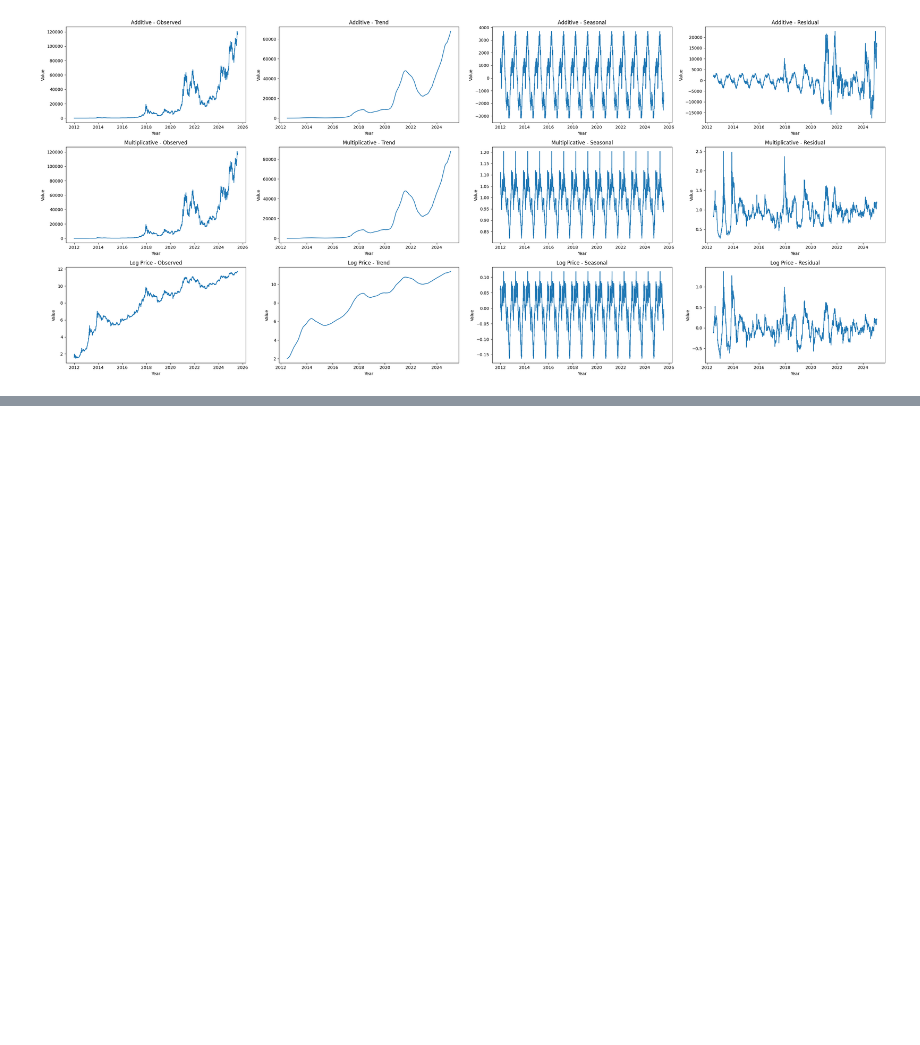
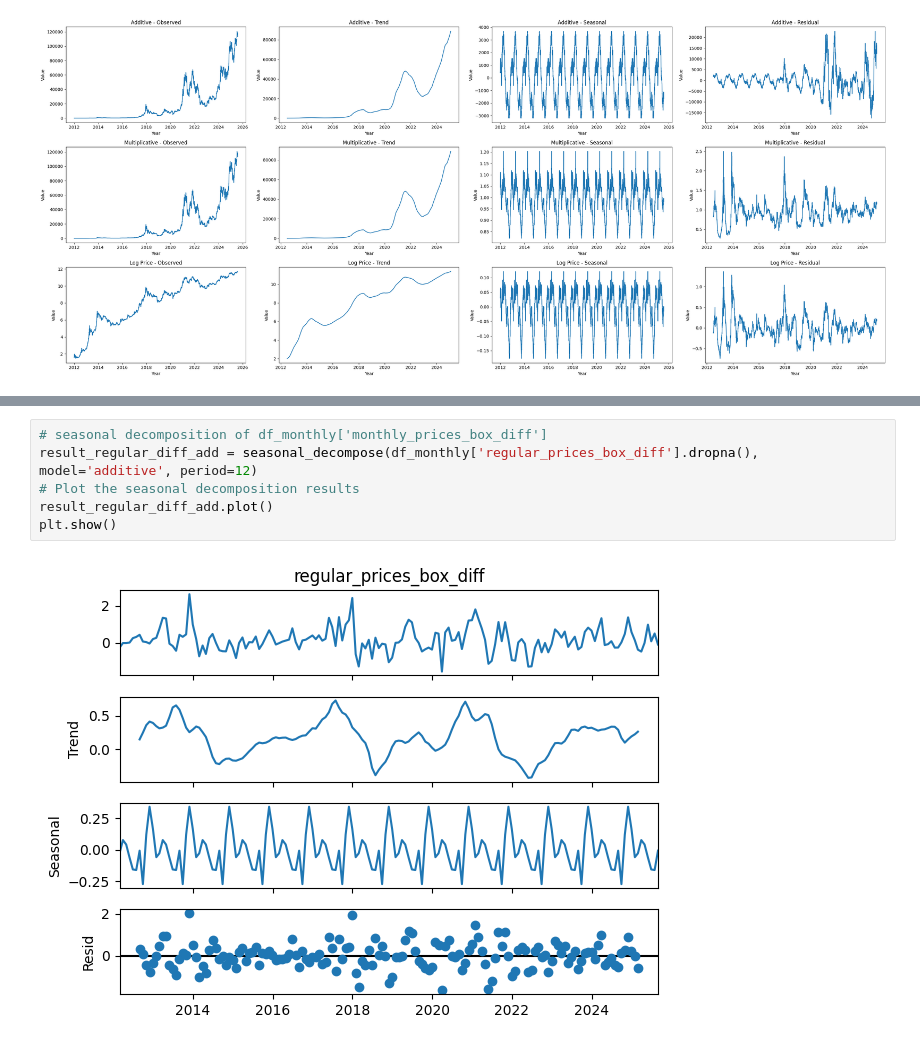
Before and after one commit to zamanmiraz/predict-crypto, a Jupyter notebook: notebooks/bitcoin/bitcoin_predict.ipynb, the cells around one changed output, grey strips where cells are left out. Drawn from its saved outputs; the diff is of its cells as text; blank space fills up the shorter version.

```diff
--- a/notebooks/bitcoin/bitcoin_predict.ipynb
+++ b/notebooks/bitcoin/bitcoin_predict.ipynb
@@ -162,0 +300,8 @@ plt.show()
+# %%
+# seasonal decomposition of df_monthly['monthly_prices_box_diff']
+result_regular_diff_add = seasonal_decompose(df_monthly['regular_prices_box_diff'].dropna(), model='additive', period=12)
+# Plot the seasonal decomposition results
+result_regular_diff_add.plot()
+plt.show()
+# %% [output]
+[figure, added]
```
Also changed, not shown: parts of 18 cells of this notebook, 2 other files.
